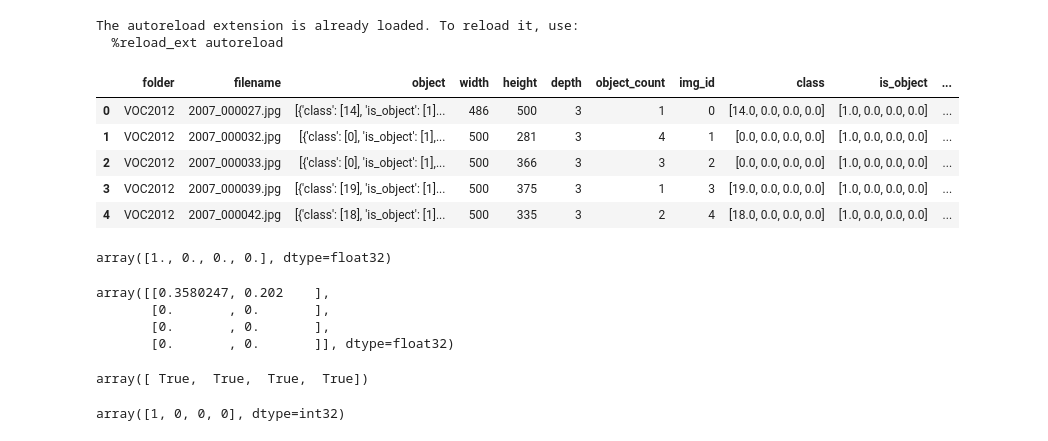
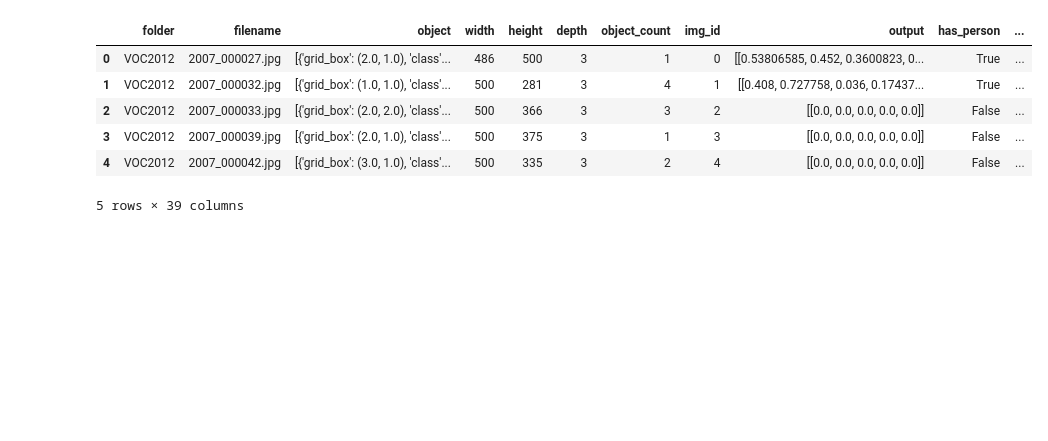
Before and after one commit to MartinHurnak/NN_project, a Jupyter notebook: notebooks/YOLO_train.ipynb, the cells around one changed output. Saved outputs shown, nothing was run; the diff lists cells and outputs as text; code cells hidden in the pictures; blank space fills up the shorter version.

Commit message:
Notebook with YOLO model trained on one image

```diff
--- a/notebooks/YOLO_train.ipynb
+++ b/notebooks/YOLO_train.ipynb
@@ -4,40 +4,33 @@
 
 import os
 import sys
-sys.path.append('..')
+if not os.getcwd() == '/NN_project':
+    os.chdir('..')
 
 from PIL import Image
 import tensorflow as tf
+from tensorflow import keras
 from tensorflow.keras.preprocessing.image import img_to_array
 from tensorflow.keras.preprocessing.sequence import pad_sequences
 import numpy as np
 from tensorflow.keras import backend as K
 import matplotlib.pyplot as plt
 from matplotlib.patches import Rectangle, Circle
+import pandas as pd
+from datetime import datetime
-# %% [output]
-The autoreload extension is already loaded. To reload it, use:
-  %reload_ext autoreload
 # %%
-from src.data.VOC2012.data_preprocess import load_preprocess
+from src.data.VOC2012.data_preprocess import load_preprocess_save
 from src.data.VOC2012.data import classes
-json_file = '../data/preprocessed/VOC2012/annotations.json'
-df = load_preprocess(json_file)
+#json_file = 'data/preprocessed/VOC2012/annotations.json'
+pickle_file = 'data/preprocessed/VOC2012/preprocessed.pkl'
+#df = load_preprocess_save(json_file, pickle_file)
+df = pd.read_pickle(pickle_file)
 df.head()
 # %% [output]
-|  | folder | filename | object | width | height | depth | object_count | img_id | class | is_object | ... |
-| 0 | VOC2012 | 2007_000027.jpg | [{'class': [14], 'is_object': [1]... | 486 | 500 | 3 | 1 | 0 | [14.0, 0.0, 0.0, 0.0] | [1.0, 0.0, 0.0, 0.0] | ... |
-| 1 | VOC2012 | 2007_000032.jpg | [{'class': [0], 'is_object': [1],... | 500 | 281 | 3 | 4 | 1 | [0.0, 0.0, 0.0, 0.0] | [1.0, 0.0, 0.0, 0.0] | ... |
-| 2 | VOC2012 | 2007_000033.jpg | [{'class': [0], 'is_object': [1],... | 500 | 366 | 3 | 3 | 2 | [0.0, 0.0, 0.0, 0.0] | [1.0, 0.0, 0.0, 0.0] | ... |
-| 3 | VOC2012 | 2007_000039.jpg | [{'class': [19], 'is_object': [1]... | 500 | 375 | 3 | 1 | 3 | [19.0, 0.0, 0.0, 0.0] | [1.0, 0.0, 0.0, 0.0] | ... |
-| 4 | VOC2012 | 2007_000042.jpg | [{'class': [18], 'is_object': [1]... | 500 | 335 | 3 | 2 | 4 | [18.0, 0.0, 0.0, 0.0] | [1.0, 0.0, 0.0, 0.0] | ... |
+|  | folder | filename | object | width | height | depth | object_count | img_id | output | has_person | ... |
+| 0 | VOC2012 | 2007_000027.jpg | [{'grid_box': (2.0, 1.0), 'class'... | 486 | 500 | 3 | 1 | 0 | [[0.53806585, 0.452, 0.3600823, 0... | True | ... |
+| 1 | VOC2012 | 2007_000032.jpg | [{'grid_box': (1.0, 1.0), 'class'... | 500 | 281 | 3 | 4 | 1 | [[0.408, 0.727758, 0.036, 0.17437... | True | ... |
+| 2 | VOC2012 | 2007_000033.jpg | [{'grid_box': (2.0, 2.0), 'class'... | 500 | 366 | 3 | 3 | 2 | [[0.0, 0.0, 0.0, 0.0, 0.0]] | False | ... |
+| 3 | VOC2012 | 2007_000039.jpg | [{'grid_box': (2.0, 1.0), 'class'... | 500 | 375 | 3 | 1 | 3 | [[0.0, 0.0, 0.0, 0.0, 0.0]] | False | ... |
+| 4 | VOC2012 | 2007_000042.jpg | [{'grid_box': (3.0, 1.0), 'class'... | 500 | 335 | 3 | 2 | 4 | [[0.0, 0.0, 0.0, 0.0, 0.0]] | False | ... |
+5 rows × 39 columns
-# %%
-df['is_object'].values[0]
-# %% [output]
-array([1., 0., 0., 0.], dtype=float32)
-# %%
-df['bb_coords'].values[0]
-# %% [output]
-array([[0.3580247, 0.202    ],
-       [0.       , 0.       ],
-       [0.       , 0.       ],
-       [0.       , 0.       ]], dtype=float32)
@@ -60,8 +36,0 @@ y_train = [y_train_classes[0:input_size], y_train_is_object[0:input_size], y_tra
-# %%
-y_train_classes[0]==df['class'].values[0]
-# %% [output]
-array([ True,  True,  True,  True])
-# %%
-y_train_is_object[0]
-# %% [output]
-array([1, 0, 0, 0], dtype=int32)
```
Also changed, not shown: parts of 17 cells of this notebook.
